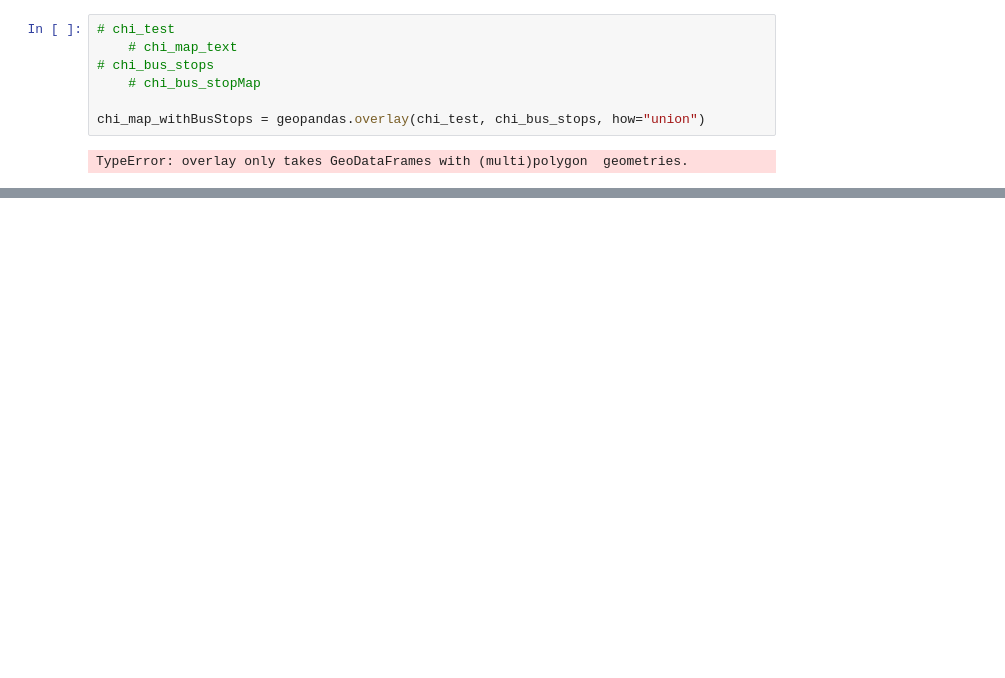
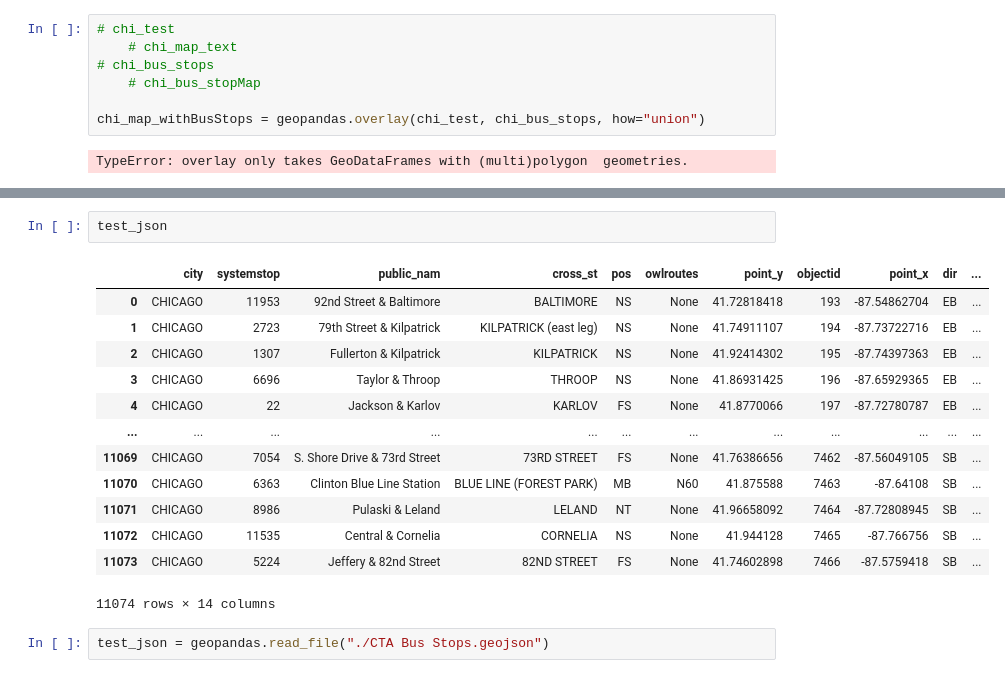
Before and after one commit to sebcl/ap_project_ad, a Jupyter notebook: Untitled.ipynb, the cells around one changed output, grey strips where cells are left out. Drawn from its saved outputs; the diff is of its cells as text; blank space fills up the shorter version.

```diff
--- a/Untitled.ipynb
+++ b/Untitled.ipynb
@@ -82,0 +66,18 @@ annual_cta_ridership
+# %%
+test_json
+# %% [output]
+|  | city | systemstop | public_nam | cross_st | pos | owlroutes | point_y | objectid | point_x | dir | ... |
+| 0 | CHICAGO | 11953 | 92nd Street & Baltimore | BALTIMORE | NS | None | 41.72818418 | 193 | -87.54862704 | EB | ... |
+| 1 | CHICAGO | 2723 | 79th Street & Kilpatrick | KILPATRICK (east leg) | NS | None | 41.74911107 | 194 | -87.73722716 | EB | ... |
+| 2 | CHICAGO | 1307 | Fullerton & Kilpatrick | KILPATRICK | NS | None | 41.92414302 | 195 | -87.74397363 | EB | ... |
+| 3 | CHICAGO | 6696 | Taylor & Throop | THROOP | NS | None | 41.86931425 | 196 | -87.65929365 | EB | ... |
+| 4 | CHICAGO | 22 | Jackson & Karlov | KARLOV | FS | None | 41.8770066 | 197 | -87.72780787 | EB | ... |
+| ... | ... | ... | ... | ... | ... | ... | ... | ... | ... | ... | ... |
+| 11069 | CHICAGO | 7054 | S. Shore Drive & 73rd Street | 73RD STREET | FS | None | 41.76386656 | 7462 | -87.56049105 | SB | ... |
+| 11070 | CHICAGO | 6363 | Clinton Blue Line Station | BLUE LINE (FOREST PARK) | MB | N60 | 41.875588 | 7463 | -87.64108 | SB | ... |
+| 11071 | CHICAGO | 8986 | Pulaski & Leland | LELAND | NT | None | 41.96658092 | 7464 | -87.72808945 | SB | ... |
+| 11072 | CHICAGO | 11535 | Central & Cornelia | CORNELIA | NS | None | 41.944128 | 7465 | -87.766756 | SB | ... |
+| 11073 | CHICAGO | 5224 | Jeffery & 82nd Street | 82ND STREET | FS | None | 41.74602898 | 7466 | -87.5759418 | SB | ... |
+11074 rows × 14 columns
+# %%
+test_json = geopandas.read_file("./CTA Bus Stops.geojson")
```
Also changed, not shown: parts of 8 cells of this notebook, 3 other files.
